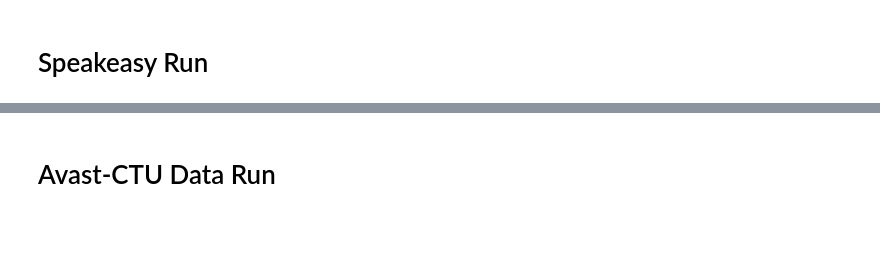
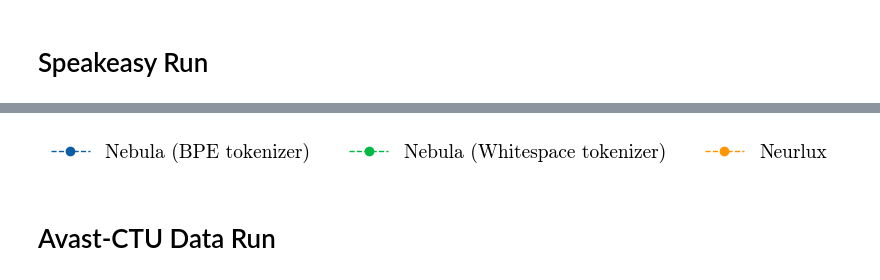
Before and after one commit to dtrizna/nebula, a Jupyter notebook: evaluation/paper_sota/results_family_downscale.ipynb, the cells around one changed output, grey strips where cells are left out. Saved outputs shown, nothing was run; the diff lists cells and outputs as text; code cells hidden in the pictures; blank space fills up the shorter version.

```diff
--- a/evaluation/paper_sota/results_family_downscale.ipynb
+++ b/evaluation/paper_sota/results_family_downscale.ipynb
@@ -232,2 +215,17 @@ stat_df
+# %%
+fig, ax = plt.subplots(figsize=(8, 0.5))
+ax.legend(
+    handles=handles,
+    labels=labels_new,
+    ncol=3,
+    # center legend
+    loc='center',
+    fontsize=14
+)
+ax.axis('off')
+# savefig as pdf
+fig.savefig(os.path.join('img', 'family_downscale_speakeasy_legend.pdf'), dpi=300, bbox_inches='tight')
+# %% [output]
+[figure, added]
 # %% [markdown]
 # Avast-CTU Data Run
```
Also changed, not shown: parts of 22 cells of this notebook, 5 other files.
